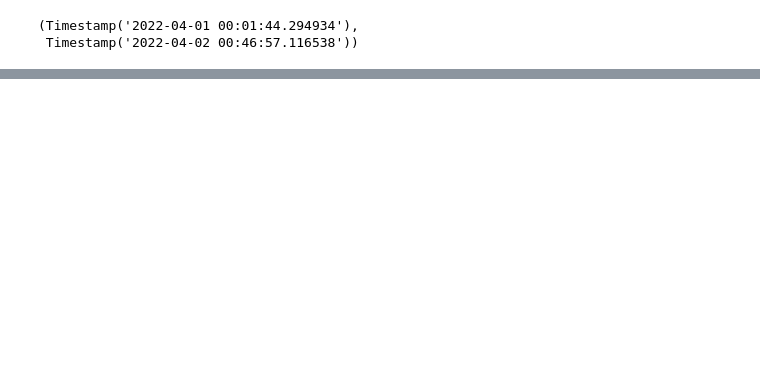
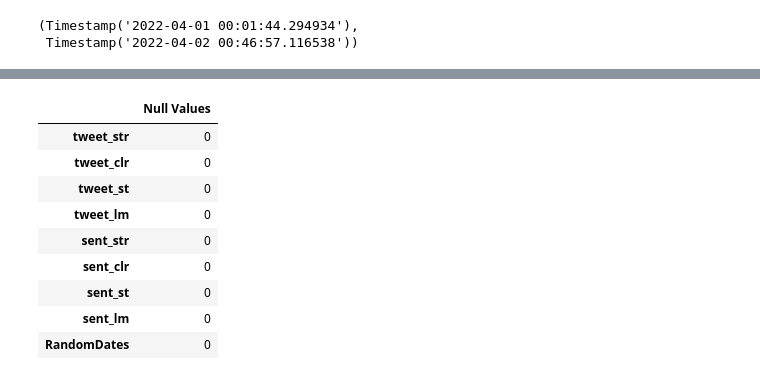
Before and after one commit to CCT-MastersDA/cct-sem2-ca2, a Jupyter notebook: jupyter/ca2-jupyter.ipynb, the cells around one changed output, grey strips where cells are left out. Drawn from its saved outputs; the diff is of its cells as text; code cells hidden in the pictures; blank space fills up the shorter version.

```diff
--- a/jupyter/ca2-jupyter.ipynb
+++ b/jupyter/ca2-jupyter.ipynb
@@ -240,0 +236,6 @@ tweets_proc.head()
+# %%
+# generate random dates covering the period of one year
+random_dates_column = generate_one_year_random_dates(2022, len(tweets_df))
+
+# displaying the first entries
+random_dates_column.head()
@@ -336,0 +359,17 @@ else:
+# %%
+# removing null values
+tweets_final = tweets_final.dropna()
+
+# checking for null values
+pd.DataFrame(tweets_final.isnull().sum(), columns=['Null Values'])
+# %% [output]
+|  | Null Values |
+| tweet_str | 0 |
+| tweet_clr | 0 |
+| tweet_st | 0 |
+| tweet_lm | 0 |
+| sent_str | 0 |
+| sent_clr | 0 |
+| sent_st | 0 |
+| sent_lm | 0 |
+| RandomDates | 0 |
```
Also changed, not shown: parts of 33 cells of this notebook, 4 other files.
